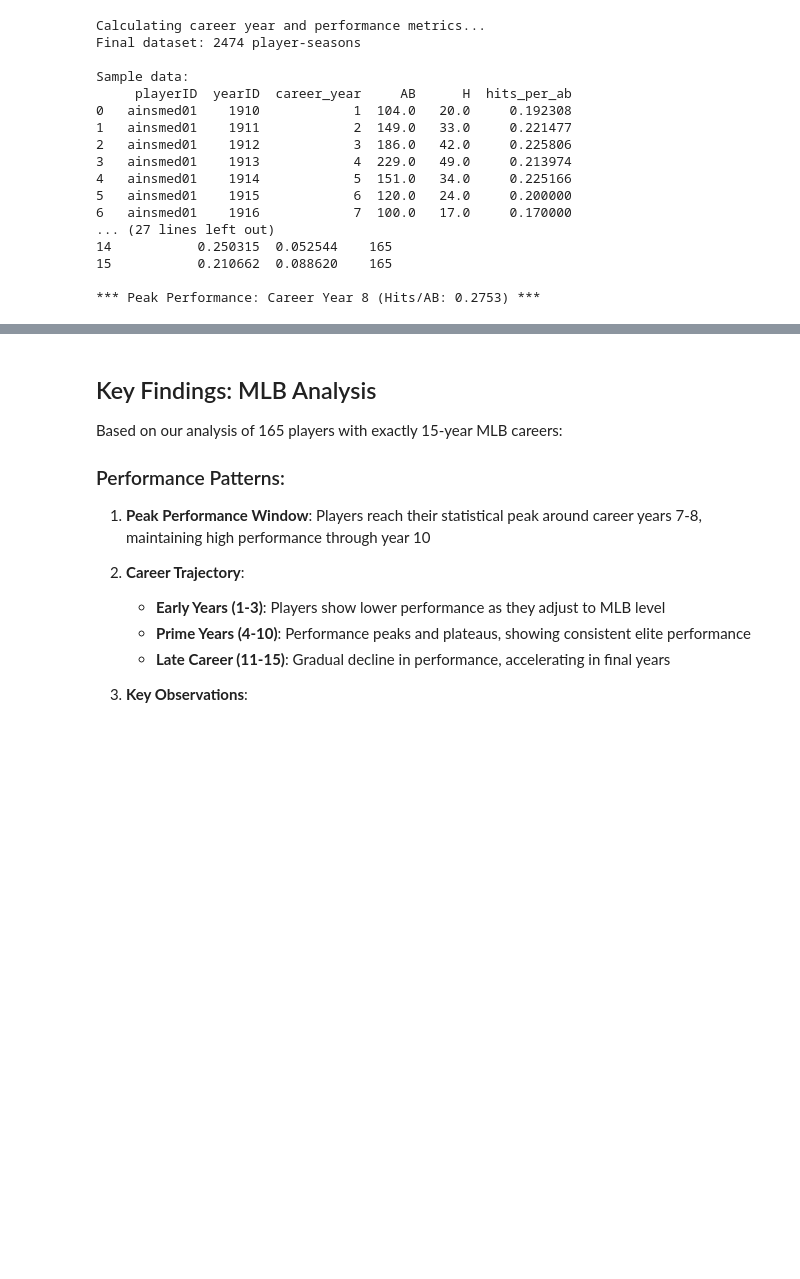
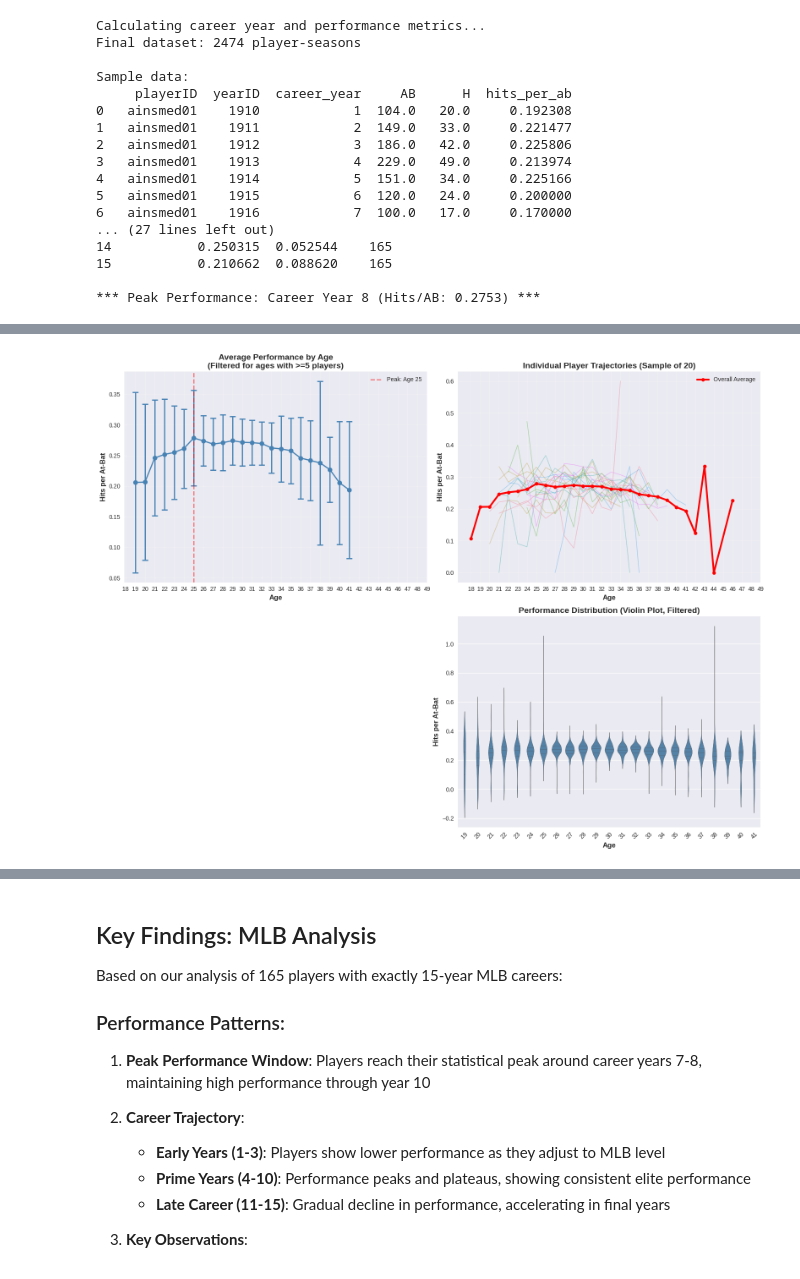
Before and after one commit to Zaji-L/Comparing_Sports_Primes, a Jupyter notebook: sports_primes_analysis_working.ipynb, the cells around one changed output, grey strips where cells are left out. Cells and saved outputs as stored; diff of their text form; code cells hidden in the pictures; blank space fills up the shorter version.

Commit message:
Removed career metrics and replaced with age

```diff
--- a/sports_primes_analysis_working.ipynb
+++ b/sports_primes_analysis_working.ipynb
@@ -236,60 +210,60 @@ batting_regular_age
 fig = plt.figure(figsize=(16, 12))
 
 # Calculate average stats for plotting
-avg_by_age = batting_regular_age.groupby('age')['hits_per_ab'].agg(['mean', 'std'])
-peak_age = avg_by_age['mean'].idxmax()
+avg_by_age = batting_regular_age.groupby('age')['hits_per_ab'].agg(['mean', 'std', 'count'])
+
+# Filter out ages with less than 5 players to remove statistical noise
+avg_by_age_filtered = avg_by_age[avg_by_age['count'] >= 5]
+
+# Find peak age from filtered data
+peak_age = avg_by_age_filtered['mean'].idxmax()
 
 # Plot 1: Average hits per AB by career year with error bars
 ax1 = plt.subplot(2, 2, 1)
-ax1.errorbar(avg_by_age.index, avg_by_age['mean'], yerr=avg_by_age['std'],
+ax1.errorbar(avg_by_age_filtered.index, avg_by_age_filtered['mean'], yerr=avg_by_age_filtered['std'],
              marker='o', capsize=5, capthick=2, linewidth=2, markersize=8, color='steelblue')
 ax1.set_xlabel('Age', fontsize=12, fontweight='bold')
 ax1.set_ylabel('Hits per At-Bat', fontsize=12, fontweight='bold')
-ax1.set_title('Average Performance by Age\n(165 players with 15-year careers)',
+ax1.set_title('Average Performance by Age\n(Filtered for ages with >=5 players)',
               fontsize=14, fontweight='bold')
 ax1.grid(True, alpha=0.3)
 ax1.set_xticks(range(18, 50))
 ax1.axvline(peak_age, color='red', linestyle='--', alpha=0.5, linewidth=2,
-            label=f'Peak: Year {peak_age}')
+            label=f'Peak: Age {peak_age}')
 ax1.legend(fontsize=10)
 
 # Plot 2: Individual player trajectories (sample of 20 players)
 ax2 = plt.subplot(2, 2, 2)
 sample_players = batting_regular_age['playerID'].unique()[:20]
 for player in sample_players:
     player_data = batting_regular_age[batting_regular_age['playerID'] == player]
     ax2.plot(player_data['age'], player_data['hits_per_ab'],
              alpha=0.4, linewidth=1)
 
-# Add average line on top
-avg_line = batting_regular_age.groupby('age')['hits_per_ab'].mean()
-ax2.plot(avg_line.index, avg_line.values, color='red', linewidth=3,
-         label='Average', marker='o', markersize=6)
+# Add average line on top (using filtered data for consistency if desired, or original for all data)
+avg_line_all = batting_regular_age.groupby('age')['hits_per_ab'].mean()
+ax2.plot(avg_line_all.index, avg_line_all.values, color='red', linewidth=3,
+         label='Overall Average', marker='o', markersize=6)
 ax2.set_xlabel('Age', fontsize=12, fontweight='bold')
 ax2.set_ylabel('Hits per At-Bat', fontsize=12, fontweight='bold')
 ax2.set_title('Individual Player Trajectories (Sample of 20)',
               fontsize=14, fontweight='bold')
 ax2.grid(True, alpha=0.3)
 ax2.legend(fontsize=10)
 ax2.set_xticks(range(18, 50))
 
-# Plot 3: Box plot by career year
-ax3 = plt.subplot(2, 2, 3)
-batting_regular_age.boxplot(column='hits_per_ab', by='age', ax=ax3)
-ax3.set_xlabel('Age', fontsize=12, fontweight='bold')
-ax3.set_ylabel('Hits per At-Bat', fontsize=12, fontweight='bold')
-ax3.set_title('Performance Distribution by Age', fontsize=14, fontweight='bold')
-plt.suptitle('')  # Remove automatic title
 
-# Plot 4: Violin plot for better distribution visualization
+# Plot 4: Violin plot for better distribution visualization - use filtered data
 ax4 = plt.subplot(2, 2, 4)
-sns.violinplot(data=batting_regular_age, x='age', y='hits_per_ab', ax=ax4,
+sns.violinplot(data=batting_regular_age_boxplot, x='age', y='hits_per_ab', ax=ax4,
                inner='quartile', color='steelblue')
 ax4.set_xlabel('Age', fontsize=12, fontweight='bold')
 ax4.set_ylabel('Hits per At-Bat', fontsize=12, fontweight='bold')
-ax4.set_title('Performance Distribution (Violin Plot)', fontsize=14, fontweight='bold')
-ax4.tick_params(axis='x', rotation=0)
+ax4.set_title('Performance Distribution (Violin Plot, Filtered)', fontsize=14, fontweight='bold')
+ax4.tick_params(axis='x', rotation=45)
 
 plt.tight_layout()
 plt.show()
+# %% [output]
+[figure, added]
 # %%
```
Also changed, not shown: parts of 7 cells of this notebook.
